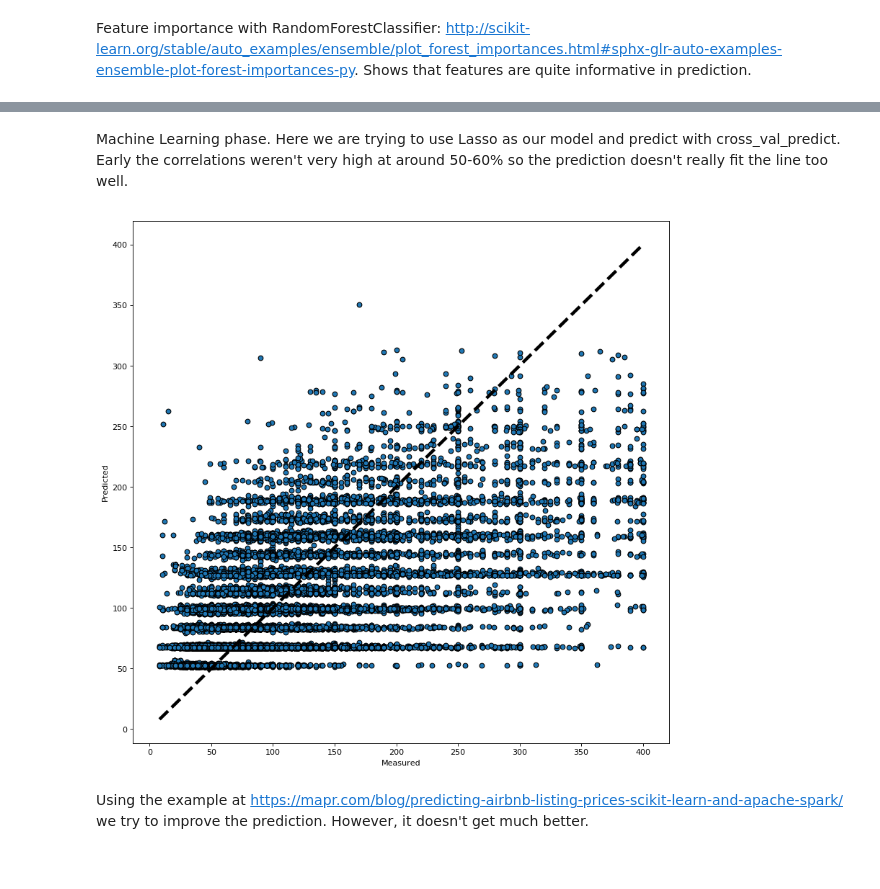
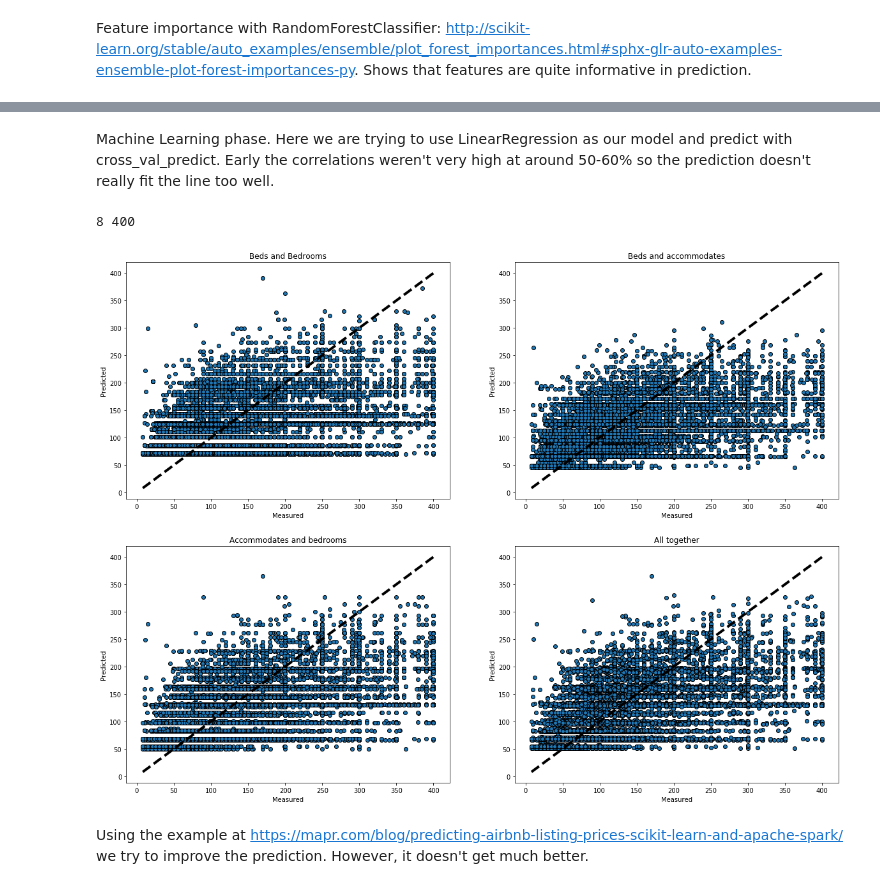
Before and after one commit to Rutle/jodatut-ht, a Jupyter notebook: jodatutHT.ipynb, the cells around one changed output, grey strips where cells are left out. Cells and saved outputs as stored; diff of their text form; code cells hidden in the pictures.

```diff
--- a/jodatutHT.ipynb
+++ b/jodatutHT.ipynb
@@ -444,24 +445,60 @@ Feature ranking:
 [figure]
 # %% [markdown]
-Machine Learning phase. Here we are trying to use Lasso as our model and predict with cross_val_predict. Early the correlations weren't very high at around 50-60% so the prediction doesn't really fit the line too well.
+Machine Learning phase. Here we are trying to use LinearRegression as our model and predict with cross_val_predict. Early the correlations weren't very high at around 50-60% so the prediction doesn't really fit the line too well.
-# %%
-from sklearn.model_selection import cross_val_predict
-df_wo_rt_train = df_wo_rt.drop(columns='price')
-df_wo_rt_labels = df_wo_rt.price
-
-la = linear_model.Lasso()
-predict = cross_val_predict(la, df_wo_rt_train, df_wo_rt_labels, cv=10)
-#fig, ax = plt.subplots()
-fig = plt.figure(figsize=(12, 12), dpi= 80, facecolor='w', edgecolor='k')
-plt.plot([df_wo_rt_labels.min(), df_wo_rt_labels.max()], [df_wo_rt_labels.min(), df_wo_rt_labels.max()], 'k--', lw=4)
-#ax.scatter(df_wo_rt_labels, predict, edgecolors=(0, 0, 0))
-plt.scatter(df_wo_rt_labels, predict, edgecolors=(0, 0, 0))
-
-plt.xlabel('Measured')
-plt.ylabel('Predicted')
-plt.show()
-# %% [output]
-[figure, removed]
+# %%
+from sklearn.model_selection import cross_val_predict
+
+comp_labels = comp_df.price
+comp_bb_df = comp_df[['beds', 'bedrooms']]
+comp_ba_df = comp_df[['beds', 'accommodates']]
+comp_ab_df = comp_df[['accommodates', 'bedrooms']]
+comp_df.head()
+
+print(comp_labels.min(), comp_labels.max())
+lr = linear_model.LinearRegression()
+lr1 = linear_model.LinearRegression()
+lr2 = linear_model.LinearRegression()
+lr3 = linear_model.LinearRegression()
+
+predict1 = cross_val_predict(lr1, comp_df[['beds', 'bedrooms']], comp_df.price, cv=2)
+predict2 = cross_val_predict(lr2, comp_df[['beds', 'accommodates']], comp_df.price, cv=2)
+predict3 = cross_val_predict(lr3, comp_df[['accommodates', 'bedrooms']], comp_df.price, cv=2)
+predict = cross_val_predict(lr, comp_df.drop(columns='price'), comp_df.price, cv=2)
+
+fig = plt.figure(figsize=(20, 15), facecolor='w', edgecolor='k')
+
+plt.subplot(2, 2, 1)
+plt.gca().set_title('Beds and Bedrooms')
+plt.plot([comp_labels.min(), comp_labels.max()], [comp_labels.min(), comp_labels.max()], 'k--', lw=4)
+plt.scatter(comp_labels, predict1, edgecolors=(0, 0, 0))
+plt.xlabel('Measured')
+plt.ylabel('Predicted')
+
+plt.subplot(2, 2, 2)
+plt.gca().set_title('Beds and accommodates')
+plt.plot([comp_labels.min(), comp_labels.max()], [comp_labels.min(), comp_labels.max()], 'k--', lw=4)
+plt.scatter(comp_labels, predict2, edgecolors=(0, 0, 0))
+plt.xlabel('Measured')
+plt.ylabel('Predicted')
+
+plt.subplot(2, 2, 3)
+plt.gca().set_title('Accommodates and bedrooms')
+plt.plot([comp_labels.min(), comp_labels.max()], [comp_labels.min(), comp_labels.max()], 'k--', lw=4)
+plt.scatter(comp_labels, predict3, edgecolors=(0, 0, 0))
+plt.xlabel('Measured')
+plt.ylabel('Predicted')
+
+plt.subplot(2, 2, 4)
+plt.gca().set_title('All together')
+plt.plot([comp_labels.min(), comp_labels.max()], [comp_labels.min(), comp_labels.max()], 'k--', lw=4)
+plt.scatter(comp_labels, predict, edgecolors=(0, 0, 0))
+
+plt.xlabel('Measured')
+plt.ylabel('Predicted')
+plt.show()
+# %% [output]
+8 400
+[figure, added]
 # %% [markdown]
 Using the example at https://mapr.com/blog/predicting-airbnb-listing-prices-scikit-learn-and-apache-spark/ we try to improve the prediction. However, it doesn't get much better.
 # %%
```
Also changed, not shown: parts of 9 cells of this notebook.
